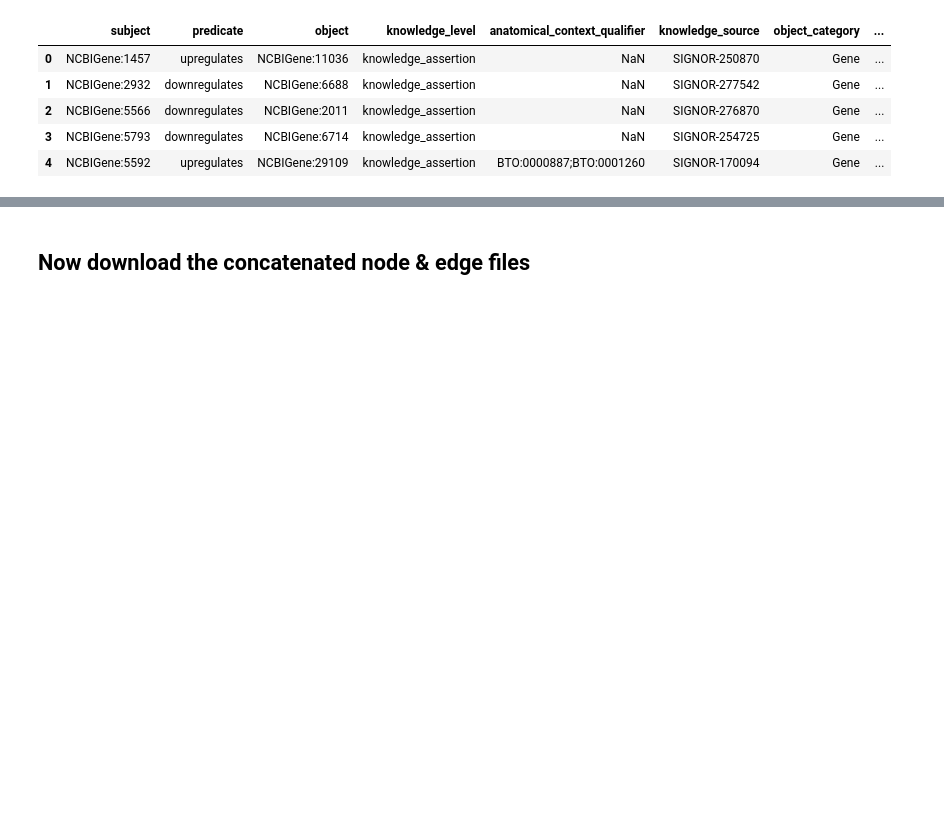
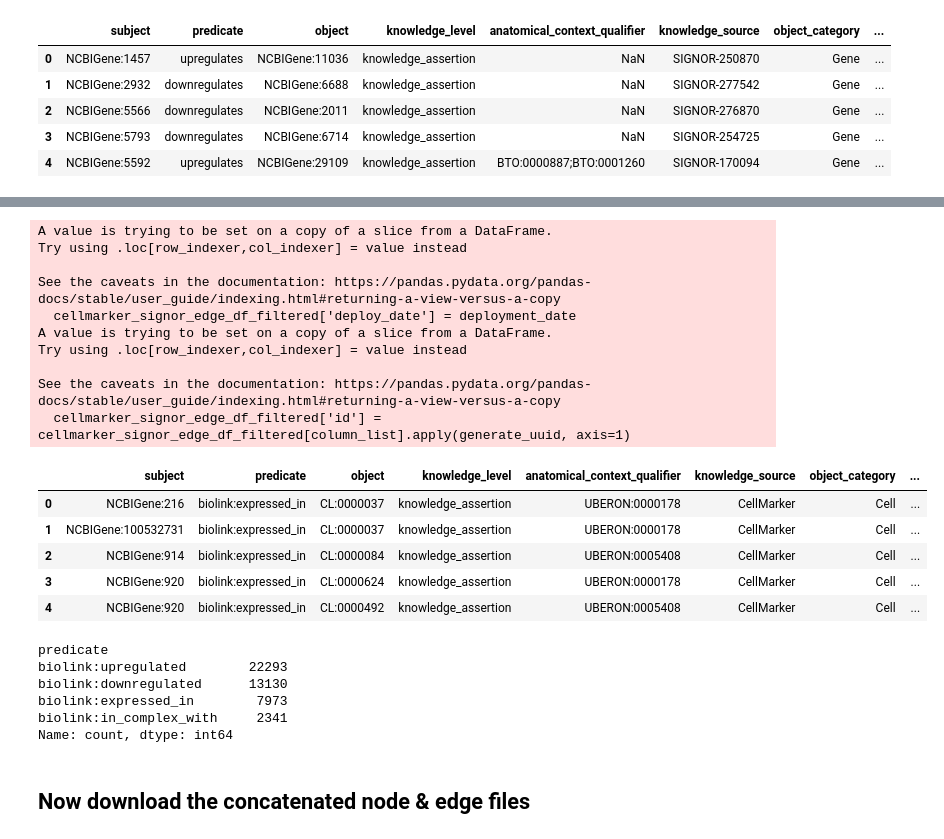
Before and after one commit to IlyaLab/TranslatorPharcogenomicsKG, a Jupyter notebook: Pharmagenomics_KG/PrimeKG_parser.ipynb, the cells around one changed output, grey strips where cells are left out. Cells and saved outputs as stored; diff of their text form; code cells hidden in the pictures; blank space fills up the shorter version.

```diff
--- a/Pharmagenomics_KG/PrimeKG_parser.ipynb
+++ b/Pharmagenomics_KG/PrimeKG_parser.ipynb
@@ -917,3 +997,68 @@ See the caveats in the documentation: https://pandas.pydata.org/pandas-docs/stab
+# %%
+import uuid
+import pandas as pd
+
+## generate uuid from column combination
+def generate_uuid_from_columns(df, column_list, namespace=uuid.NAMESPACE_DNS):
+    """
+    Generates UUIDs based on the values in a specified column of a Pandas DataFrame.
+
+    Args:
+        df (pd.DataFrame): The input DataFrame.
+        column_list (list): List of all names of columns to use for UUID generation.
+        namespace (uuid.UUID): A UUID namespace (default is uuid.NAMESPACE_DNS).
+
+    Returns:
+        pd.Series: A Pandas Series containing the generated UUIDs.
+    """
+    return df[column_list].apply(lambda x: uuid.uuid5(namespace, str(x)).hex)
+
+def generate_uuid(row):
+    """
+    Generates a UUID based on the combined values of multiple columns.
+    """
+    combined_string = ''.join(row.astype(str))
+    return uuid.uuid5(uuid.NAMESPACE_DNS, combined_string)
+# %%
+## add deploy_date
+cellmarker_signor_edge_df_filtered['deploy_date'] = deployment_date
+
+### Add resources_id column, checking whether edge is already
+column_list = ['subject', 'predicate', 'object', 'anatomical_context_qualifier', 'deploy_date']
+# Apply the function to each row to generate UUIDs
+cellmarker_signor_edge_df_filtered['id'] = cellmarker_signor_edge_df_filtered[column_list].apply(generate_uuid, axis=1)
+
+# edge_df['id'] = generate_uuid_from_columns(edge_df, column_list)
+cellmarker_signor_edge_df_filtered.head(5)
+# %% [output]
+A value is trying to be set on a copy of a slice from a DataFrame.
+Try using .loc[row_indexer,col_indexer] = value instead
+
+See the caveats in the documentation: https://pandas.pydata.org/pandas-docs/stable/user_guide/indexing.html#returning-a-view-versus-a-copy
+  cellmarker_signor_edge_df_filtered['deploy_date'] = deployment_date
+A value is trying to be set on a copy of a slice from a DataFrame.
+Try using .loc[row_indexer,col_indexer] = value instead
+
+See the caveats in the documentation: https://pandas.pydata.org/pandas-docs/stable/user_guide/indexing.html#returning-a-view-versus-a-copy
+  cellmarker_signor_edge_df_filtered['id'] = cellmarker_signor_edge_df_filtered[column_list].apply(generate_uuid, axis=1)
+|  | subject | predicate | object | knowledge_level | anatomical_context_qualifier | knowledge_source | object_category | ... |
+| 0 | NCBIGene:216 | biolink:expressed_in | CL:0000037 | knowledge_assertion | UBERON:0000178 | CellMarker | Cell | ... |
+| 1 | NCBIGene:100532731 | biolink:expressed_in | CL:0000037 | knowledge_assertion | UBERON:0000178 | CellMarker | Cell | ... |
+| 2 | NCBIGene:914 | biolink:expressed_in | CL:0000084 | knowledge_assertion | UBERON:0005408 | CellMarker | Cell | ... |
+| 3 | NCBIGene:920 | biolink:expressed_in | CL:0000624 | knowledge_assertion | UBERON:0000178 | CellMarker | Cell | ... |
+| 4 | NCBIGene:920 | biolink:expressed_in | CL:0000492 | knowledge_assertion | UBERON:0005408 | CellMarker | Cell | ... |
+# %%
+## check all unique predicate values
+counts = cellmarker_signor_edge_df_filtered['predicate'].value_counts()
+
+print(counts)
+# %% [output]
+predicate
+biolink:upregulated        22293
+biolink:downregulated      13130
+biolink:expressed_in        7973
+biolink:in_complex_with     2341
+Name: count, dtype: int64
 # %%
 ## Concatenate to obtain overall node & edge dataframes
 
```
Also changed, not shown: parts of 17 cells of this notebook, 4 other files.
